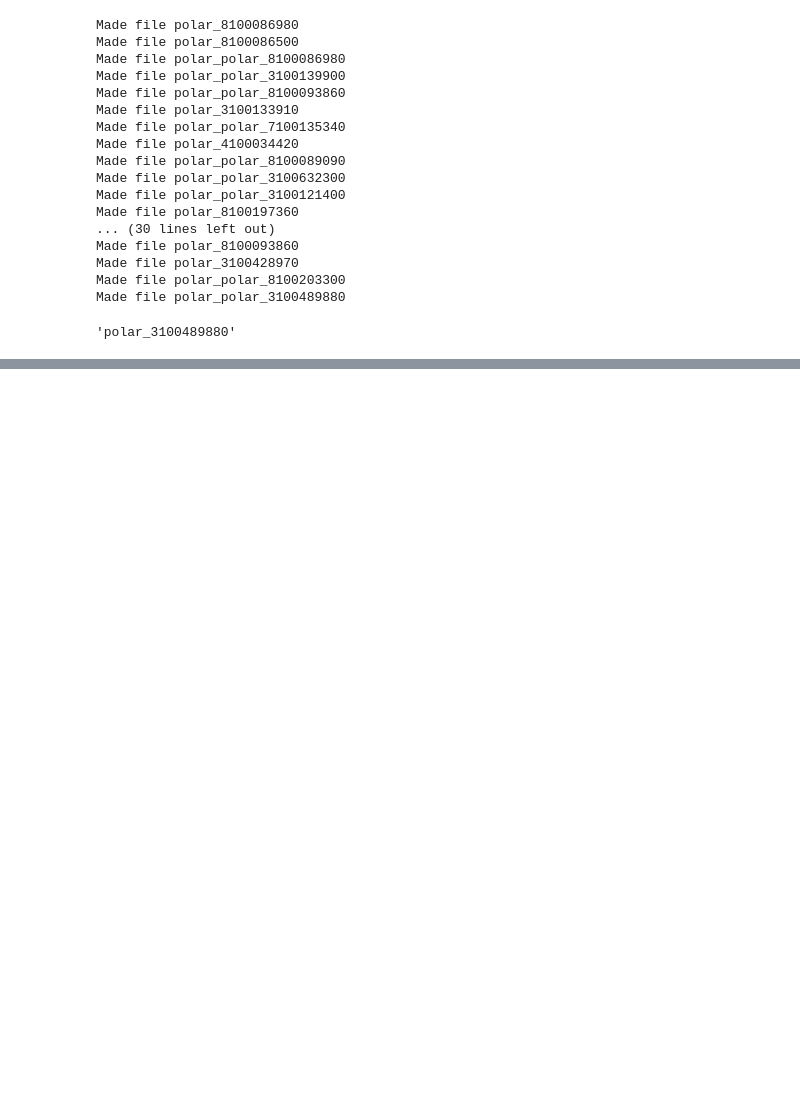
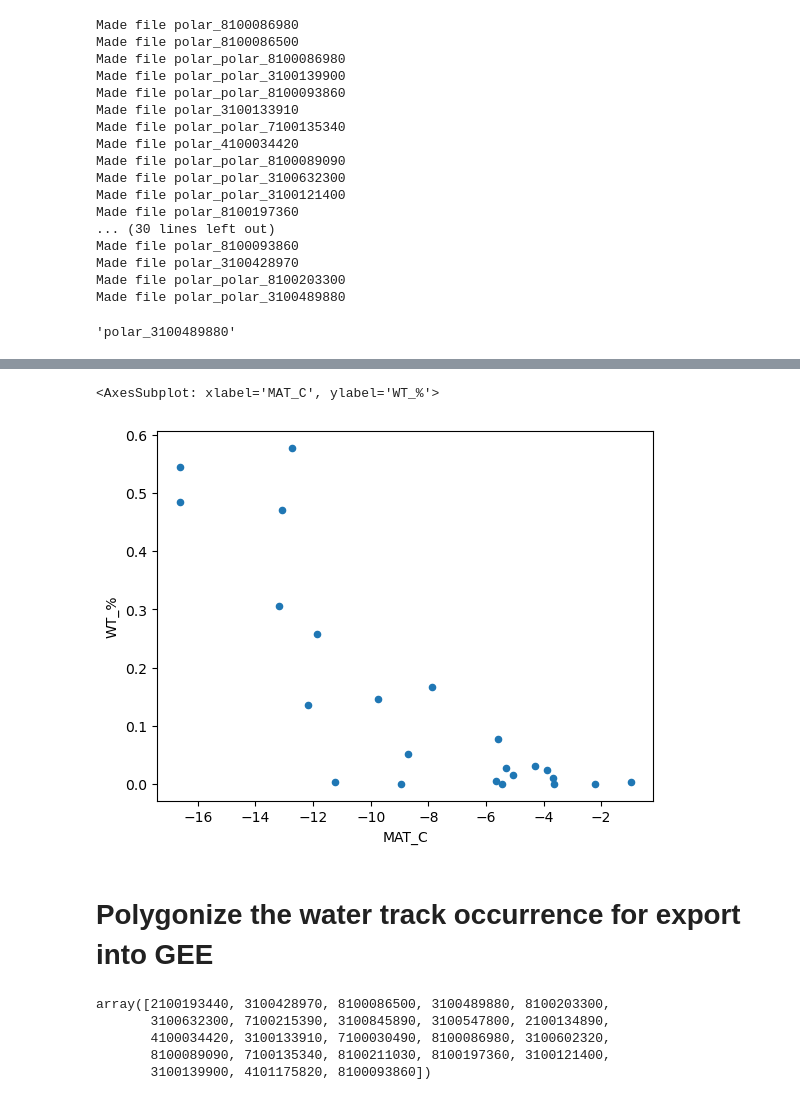
Before and after one commit to jmdelvecchio/PyCoGSS, a Jupyter notebook: labeled_sheds/crs_check.ipynb, the cells around one changed output, grey strips where cells are left out. Drawn from its saved outputs; the diff is of its cells as text; code cells hidden in the pictures; blank space fills up the shorter version.

```diff
--- a/labeled_sheds/crs_check.ipynb
+++ b/labeled_sheds/crs_check.ipynb
@@ -50,0 +60,4 @@ shp.stem
+# %%
+# I can't spell apparently!
+df = pd.read_csv('randsom_sheds_state_0.csv')
+df.columns
@@ -50,0 +75,15 @@ shp.stem
+# %%
+data = []
+
+for raster in glob.glob('*_cropped_labels.tif'):
+    hybas_id = Path(raster).stem[:10]
+    raster_file = gdalnumeric.LoadFile(raster)
+    wt_pct = (raster_file == 0).sum() / (raster_file < 2).sum() #there are ghosty class pixels but they are constant across all my rasters
+    data.append([hybas_id, wt_pct])
+
+data=pd.DataFrame(data=data, columns=["HYBAS_ID","WT_%"])
+# %%
+df.HYBAS_ID = df.HYBAS_ID.astype(int)
+data.HYBAS_ID = data.HYBAS_ID.astype(int)
+df_data = pd.merge(df, data, on="HYBAS_ID")
+df_data
@@ -50,0 +109,7 @@ shp.stem
+# %%
+df_data.plot.scatter('MAT_C','WT_%')
+# %% [output]
+<AxesSubplot: xlabel='MAT_C', ylabel='WT_%'>
+[figure, added]
+# %% [markdown]
+# Polygonize the water track occurrence for export into GEE
@@ -50,0 +146,8 @@ shp.stem
+# %%
+wt_polys["HYBAS_ID"].unique()
+# %% [output]
+array([2100193440, 3100428970, 8100086500, 3100489880, 8100203300,
+       3100632300, 7100215390, 3100845890, 3100547800, 2100134890,
+       4100034420, 3100133910, 7100030490, 8100086980, 3100602320,
+       8100089090, 7100135340, 8100211030, 8100197360, 3100121400,
+       3100139900, 4101175820, 8100093860])
```
Also changed, not shown: parts of 16 cells of this notebook, 24 other files.
